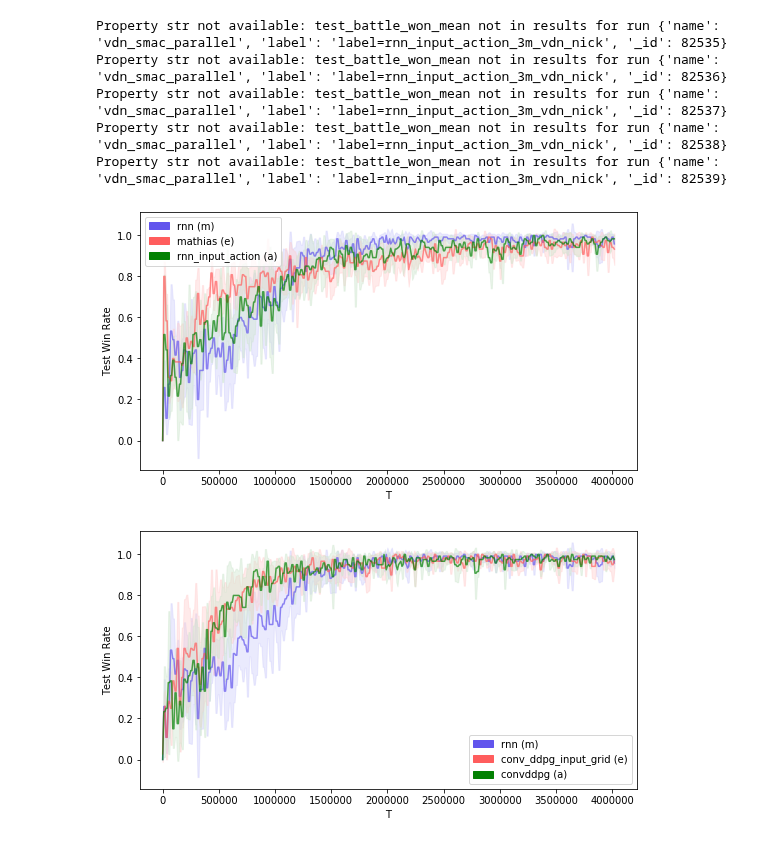
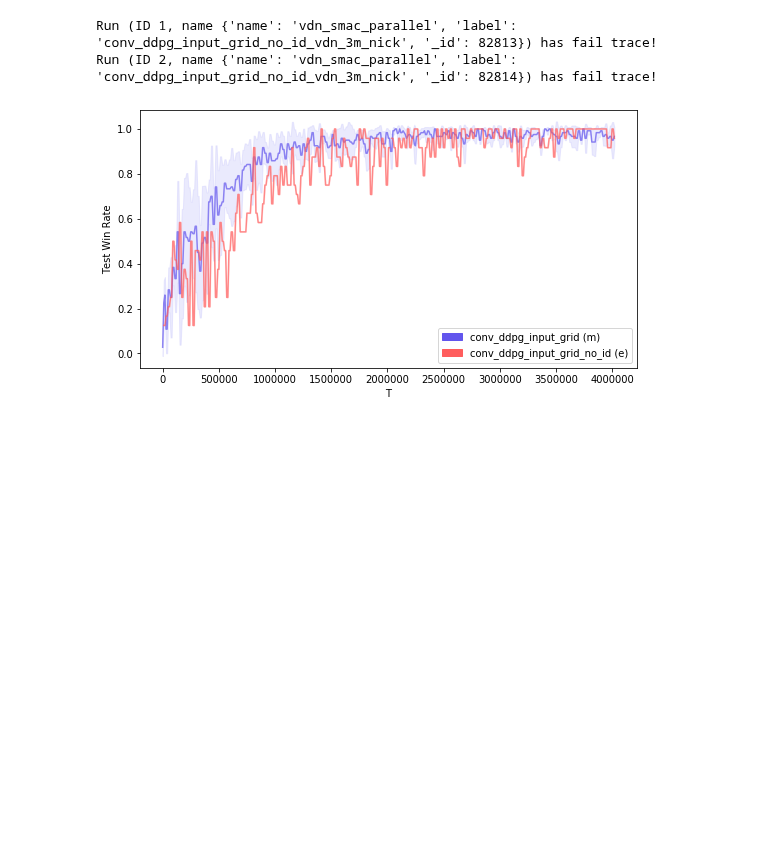
Before and after one commit to nicholasburden/pymarl, a Jupyter notebook: analysis/analysis.ipynb, the cells around one changed output. Cells and saved outputs as stored; diff of their text form; code cells hidden in the pictures; blank space fills up the shorter version.

```diff
--- a/analysis/analysis.ipynb
+++ b/analysis/analysis.ipynb
@@ -48,37 +40,33 @@ Done Loading...
 # %%
 
-
+"""
 bavg = bundle_average(mongo_central,
                       [("rnn", data__rnn_3m, "test_battle_won_mean", "test_battle_won_mean_T"),
                       ("mathias", data__mathias_3m, "test_battle_won_mean", "test_battle_won_mean_T"),
                       ("rnn_input_action", data__rnn_input_action_3m, "test_battle_won_mean", "test_battle_won_mean_T")],
                       no_fails=True,
                       window=20000)
 
 bavg2 = bundle_average(mongo_central,
                       [("rnn", data__rnn_3m, "test_battle_won_mean", "test_battle_won_mean_T"),
                        ("conv_ddpg_input_grid", data__conv_ddpg_input_grid_3m, "test_battle_won_mean", "test_battle_won_mean_T"),
                       ("convddpg", data__conv_ddpg_3m, "test_battle_won_mean", "test_battle_won_mean_T")],
                       no_fails=True,
                       window=20000)
 
 """
 bavg = bundle_average(mongo_central,
                       [("conv_ddpg_input_grid", data__conv_ddpg_input_grid_3m, "test_battle_won_mean", "test_battle_won_mean_T"),
                       ("conv_ddpg_input_grid_no_id", data__conv_ddpg_input_grid_no_id_3m, "test_battle_won_mean", "test_battle_won_mean_T")
                       ],
                       no_fails=True,
                       window=20000)
-"""
+
 a = plot_bundle_avgs(bavg,
                      figsize=(10,5))
-a = plot_bundle_avgs(bavg2,
-                     figsize=(10,5))
+#a = plot_bundle_avgs(bavg2,
+                     #figsize=(10,5))
 # %% [output]
-Property str not available: test_battle_won_mean not in results for run {'name': 'vdn_smac_parallel', 'label': 'label=rnn_input_action_3m_vdn_nick', '_id': 82535}
-Property str not available: test_battle_won_mean not in results for run {'name': 'vdn_smac_parallel', 'label': 'label=rnn_input_action_3m_vdn_nick', '_id': 82536}
-Property str not available: test_battle_won_mean not in results for run {'name': 'vdn_smac_parallel', 'label': 'label=rnn_input_action_3m_vdn_nick', '_id': 82537}
-Property str not available: test_battle_won_mean not in results for run {'name': 'vdn_smac_parallel', 'label': 'label=rnn_input_action_3m_vdn_nick', '_id': 82538}
-Property str not available: test_battle_won_mean not in results for run {'name': 'vdn_smac_parallel', 'label': 'label=rnn_input_action_3m_vdn_nick', '_id': 82539}
+Run (ID 1, name {'name': 'vdn_smac_parallel', 'label': 'conv_ddpg_input_grid_no_id_vdn_3m_nick', '_id': 82813}) has fail trace!
+Run (ID 2, name {'name': 'vdn_smac_parallel', 'label': 'conv_ddpg_input_grid_no_id_vdn_3m_nick', '_id': 82814}) has fail trace!
-[figure, old version]
+[figure, new version]
-[figure, removed]
```
Also changed, not shown: parts of 1 cell of this notebook.
